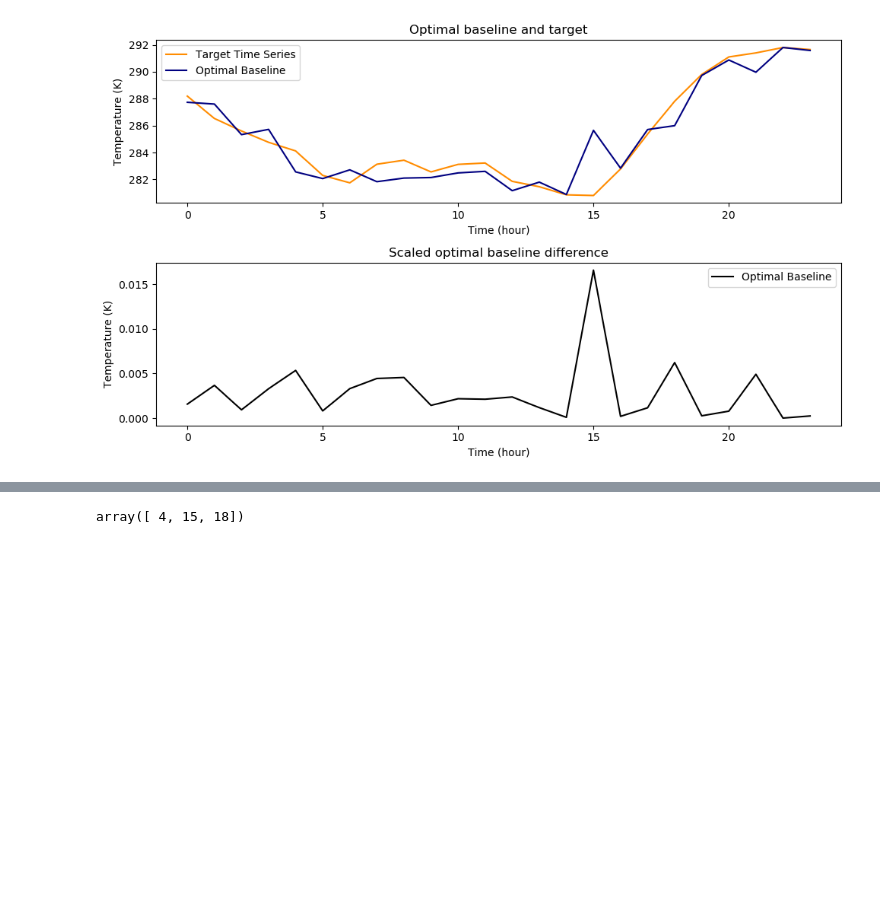
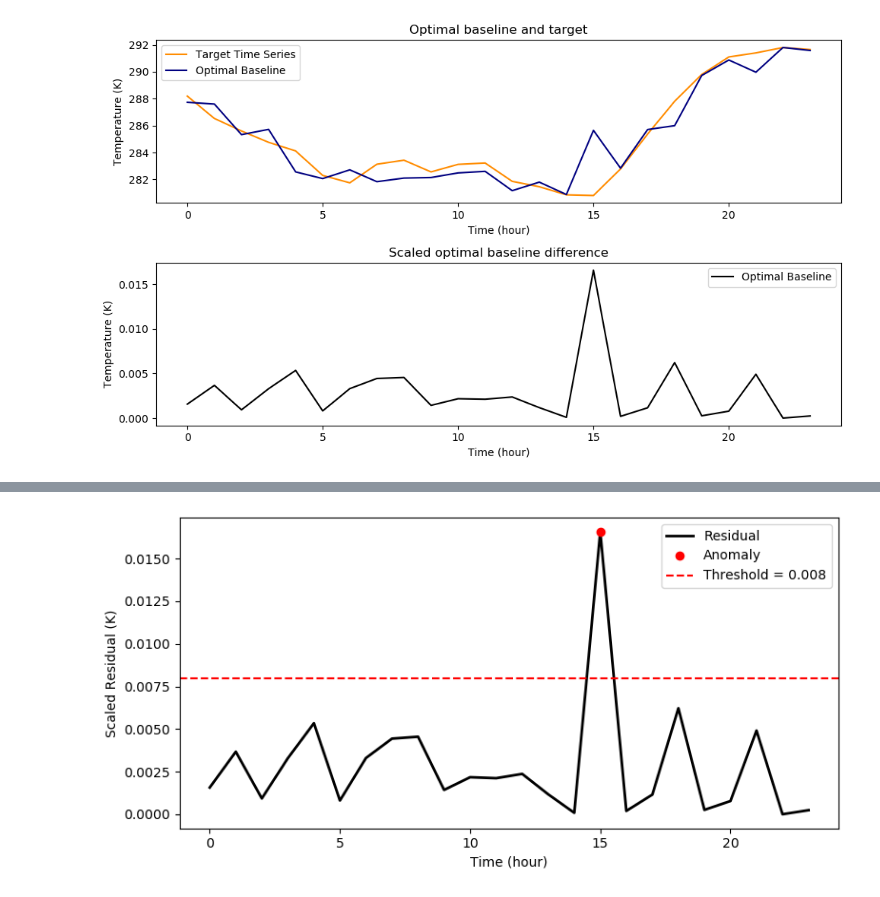
Before and after one commit to PieroPaialungaAI/OptimalBaselineSubtraction, a Jupyter notebook: OBS_Notebook.ipynb, the cells around one changed output, grey strips where cells are left out. Saved outputs shown, nothing was run; the diff lists cells and outputs as text; code cells hidden in the pictures; blank space fills up the shorter version.

```diff
--- a/OBS_Notebook.ipynb
+++ b/OBS_Notebook.ipynb
@@ -128,4 +128,4 @@ The Anomaly Detection Algorithm is based on a **threshold value**. The values in
 # %%
-data.run_anomaly_detection(threshold=0.005)
+data.run_anomaly_detection(threshold=0.008, plot = True)
 # %% [output]
-array([ 4, 15, 18])
+[figure, added]
```
Also changed, not shown: parts of 4 cells of this notebook, 5 other files.
